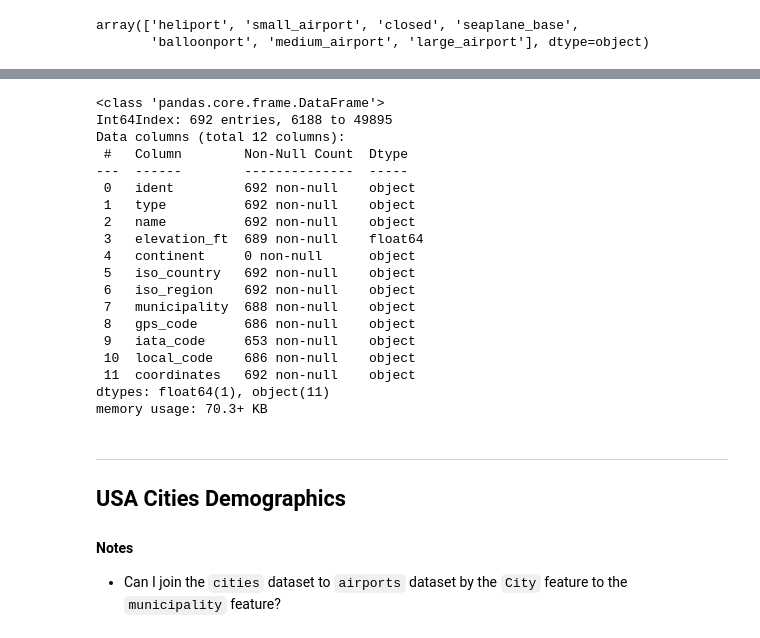
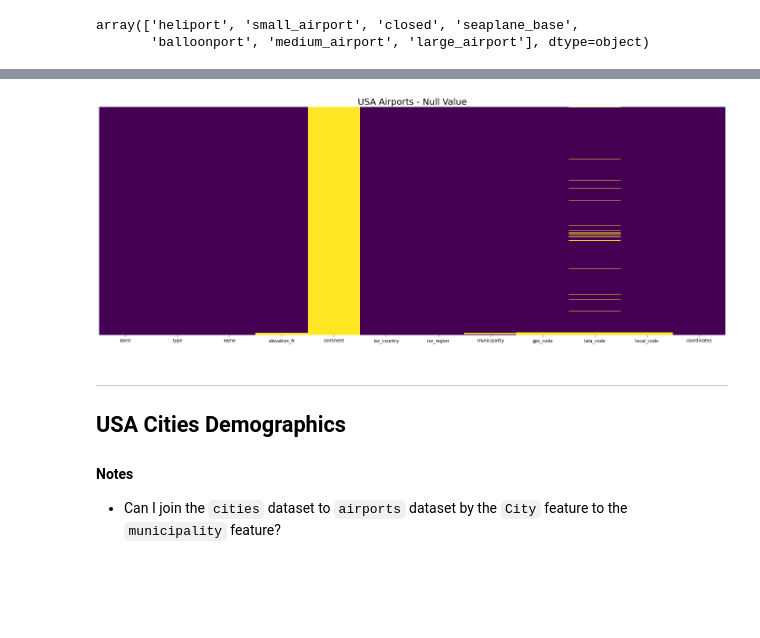
Before and after one commit to Morgan-Sell/usa-tourism-etl, a Jupyter notebook: eda_project_scope.ipynb, the cells around one changed output, grey strips where cells are left out. Cells and saved outputs as stored; diff of their text form; code cells hidden in the pictures; blank space fills up the shorter version.

```diff
--- a/eda_project_scope.ipynb
+++ b/eda_project_scope.ipynb
@@ -79,25 +50,7 @@ usa_medium.head()
-# %%
-usa_medium.info()
-# %% [output]
-<class 'pandas.core.frame.DataFrame'>
-Int64Index: 692 entries, 6188 to 49895
-Data columns (total 12 columns):
- #   Column        Non-Null Count  Dtype
----  ------        --------------  -----
- 0   ident         692 non-null    object
- 1   type          692 non-null    object
- 2   name          692 non-null    object
- 3   elevation_ft  689 non-null    float64
- 4   continent     0 non-null      object
- 5   iso_country   692 non-null    object
- 6   iso_region    692 non-null    object
- 7   municipality  688 non-null    object
- 8   gps_code      686 non-null    object
- 9   iata_code     653 non-null    object
- 10  local_code    686 non-null    object
- 11  coordinates   692 non-null    object
-dtypes: float64(1), object(11)
-memory usage: 70.3+ KB
+# %%
+utils.plot_null_val_heatmap(usa_med_large, "USA Airports - Null Value", (20,8))
+# %% [output]
+[figure, added]
 # %% [markdown]
 ---
 ## USA Cities Demographics
```
Also changed, not shown: parts of 9 cells of this notebook, 3 other files.
